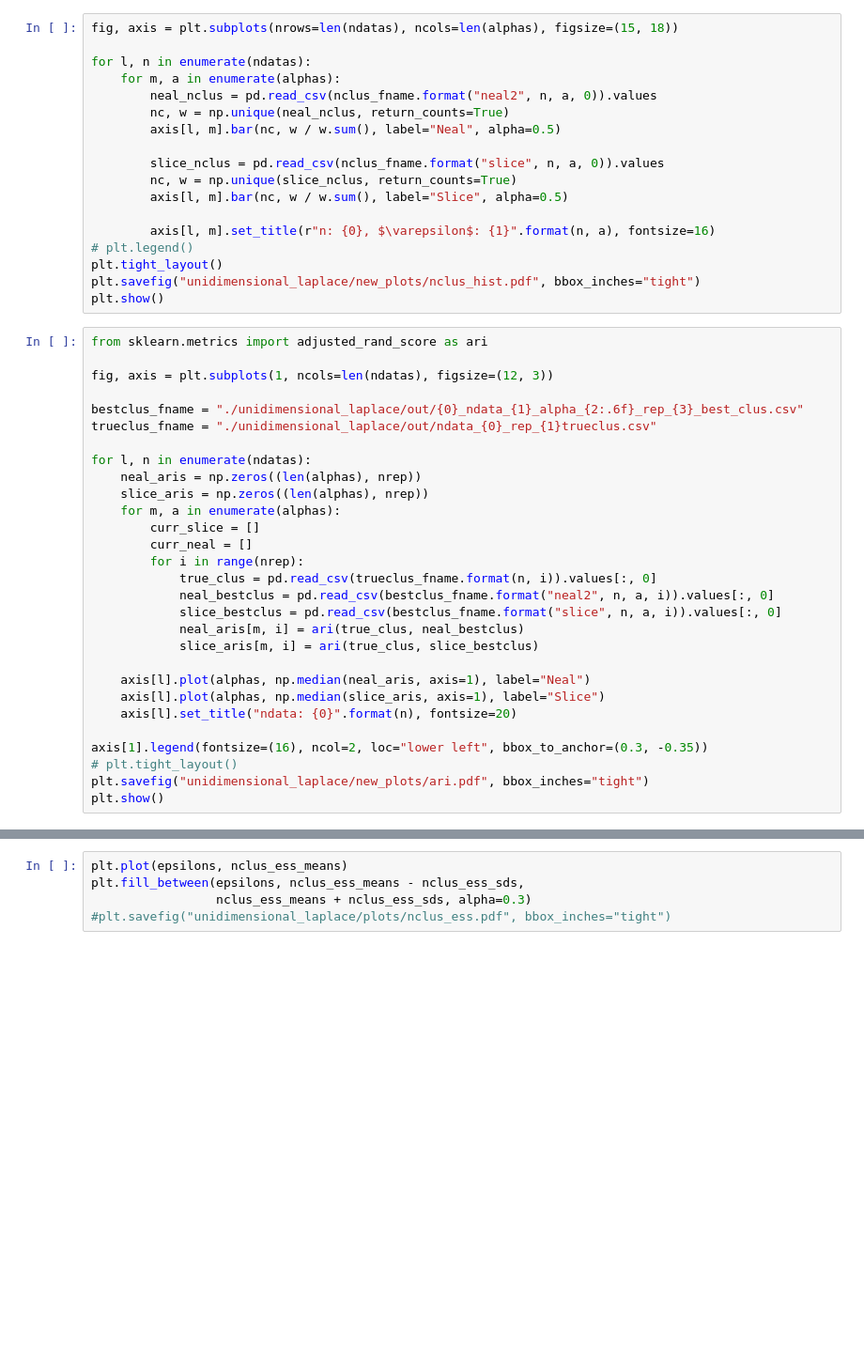
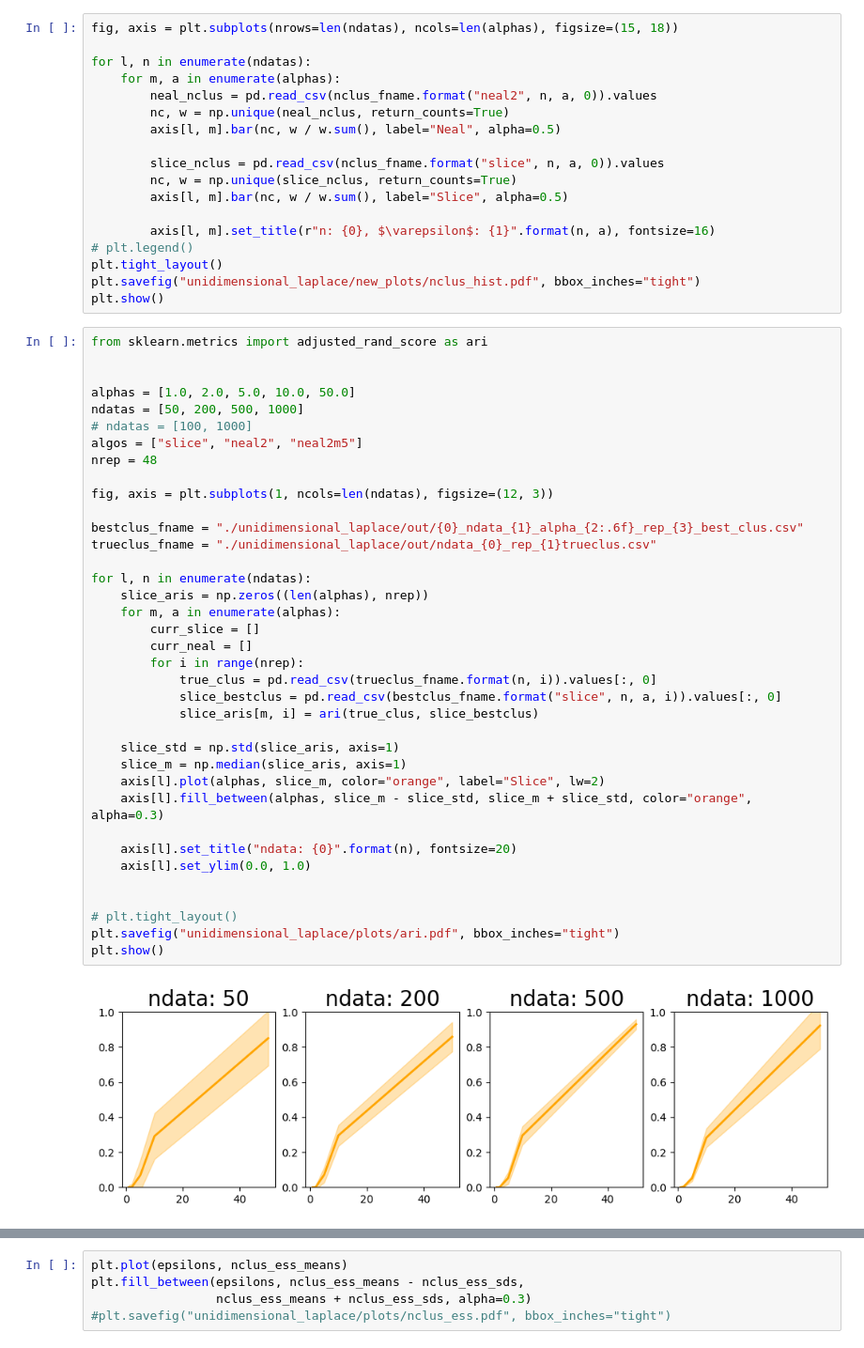
Before and after one commit to mberaha/PrivateDPM, a Jupyter notebook: privacy_experiments/Plots.ipynb, the cells around one changed output, grey strips where cells are left out. Shown at 94% size. Cells and saved outputs as stored; diff of their text form; blank space fills up the shorter version.

```diff
--- a/privacy_experiments/Plots.ipynb
+++ b/privacy_experiments/Plots.ipynb
@@ -306,30 +326,40 @@ plt.savefig("unidimensional_laplace/new_plots/nclus_hist.pdf", bbox_inches="tigh
 plt.show()
 # %%
 from sklearn.metrics import adjusted_rand_score as ari
+
+
+alphas = [1.0, 2.0, 5.0, 10.0, 50.0]
+ndatas = [50, 200, 500, 1000]
+# ndatas = [100, 1000]
+algos = ["slice", "neal2", "neal2m5"]
+nrep = 48
 
 fig, axis = plt.subplots(1, ncols=len(ndatas), figsize=(12, 3))
 
 bestclus_fname = "./unidimensional_laplace/out/{0}_ndata_{1}_alpha_{2:.6f}_rep_{3}_best_clus.csv"
 trueclus_fname = "./unidimensional_laplace/out/ndata_{0}_rep_{1}trueclus.csv"
 
 for l, n in enumerate(ndatas):
-    neal_aris = np.zeros((len(alphas), nrep))
     slice_aris = np.zeros((len(alphas), nrep))
     for m, a in enumerate(alphas):
         curr_slice = []
         curr_neal = []
         for i in range(nrep):
             true_clus = pd.read_csv(trueclus_fname.format(n, i)).values[:, 0]
-            neal_bestclus = pd.read_csv(bestclus_fname.format("neal2", n, a, i)).values[:, 0]
             slice_bestclus = pd.read_csv(bestclus_fname.format("slice", n, a, i)).values[:, 0]
-            neal_aris[m, i] = ari(true_clus, neal_bestclus)
             slice_aris[m, i] = ari(true_clus, slice_bestclus)
 
-    axis[l].plot(alphas, np.median(neal_aris, axis=1), label="Neal")
-    axis[l].plot(alphas, np.median(slice_aris, axis=1), label="Slice")
+    slice_std = np.std(slice_aris, axis=1)
+    slice_m = np.median(slice_aris, axis=1)
+    axis[l].plot(alphas, slice_m, color="orange", label="Slice", lw=2)
+    axis[l].fill_between(alphas, slice_m - slice_std, slice_m + slice_std, color="orange", alpha=0.3)
+
     axis[l].set_title("ndata: {0}".format(n), fontsize=20)
+    axis[l].set_ylim(0.0, 1.0)
 
-axis[1].legend(fontsize=(16), ncol=2, loc="lower left", bbox_to_anchor=(0.3, -0.35))
+
 # plt.tight_layout()
-plt.savefig("unidimensional_laplace/new_plots/ari.pdf", bbox_inches="tight")
+plt.savefig("unidimensional_laplace/plots/ari.pdf", bbox_inches="tight")
 plt.show()
+# %% [output]
+[figure, added]
```
Also changed, not shown: parts of 19 cells of this notebook, 19 other files.
